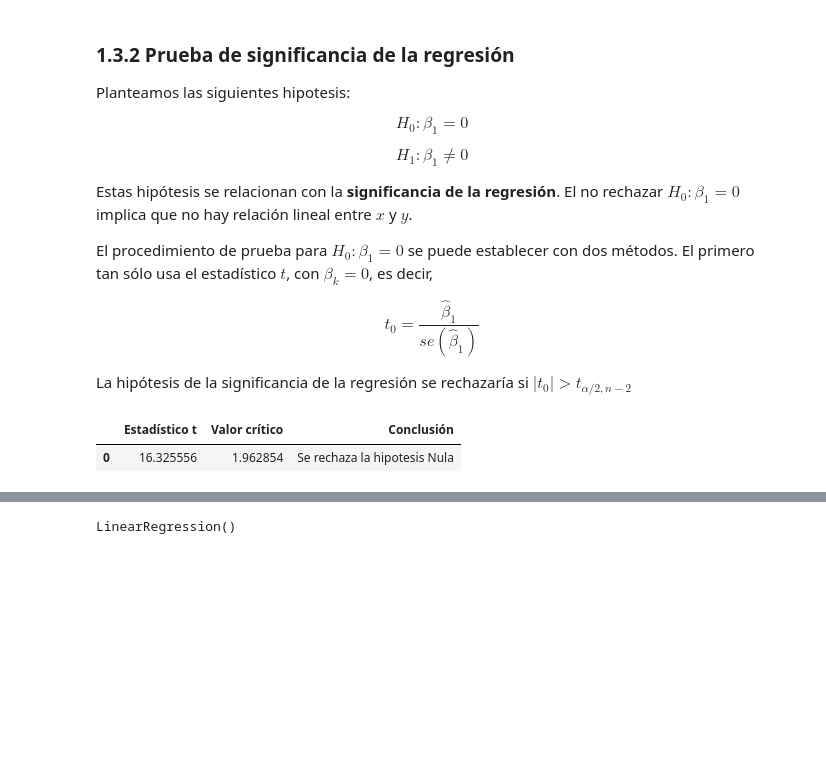
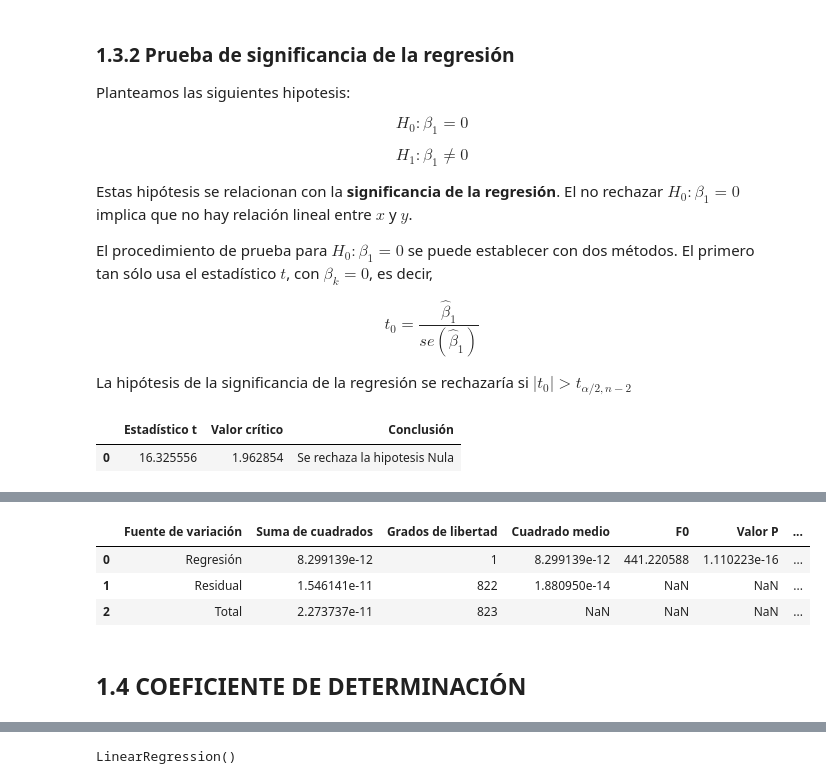
Before and after one commit to llanosrenzo/MachineLearning, a Jupyter notebook: Regresion/Modelo_Regression_Lineal.ipynb, the cells around one changed output, grey strips where cells are left out. Saved outputs shown, nothing was run; the diff lists cells and outputs as text; code cells hidden in the pictures; blank space fills up the shorter version.

Commit message:
coeficiente de determinación

```diff
--- a/Regresion/Modelo_Regression_Lineal.ipynb
+++ b/Regresion/Modelo_Regression_Lineal.ipynb
@@ -501,3 +501,7 @@ Análisis de varianza para probar el significado de la regresión
 Por consiguiente, para probar la hipótesis $H_0: \beta_1 = 0$, se calcula el estadístico $F_0$ de prueba y se rechaza $H_0$ si
 
 $$F_0 > F_{\alpha, 1, n-2}$$
+# %%
+SS_t = np.sum(y_train - np.mean(y_train))
+SS_r = np.sum(y_ajust_train - np.mean(y_train))
+SS_res = np.sum(y_train - y_ajust_train)
@@ -503,0 +561,9 @@ $$F_0 > F_{\alpha, 1, n-2}$$
+# %%
+prueba_analisis_varianza(X_train=X_train,y_train = y_train,alfa = 0.01)
+# %% [output]
+|  | Fuente de variación | Suma de cuadrados | Grados de libertad | Cuadrado medio | F0 | Valor P | ... |
+| 0 | Regresión | 8.299139e-12 | 1 | 8.299139e-12 | 441.220588 | 1.110223e-16 | ... |
+| 1 | Residual | 1.546141e-11 | 822 | 1.880950e-14 | NaN | NaN | ... |
+| 2 | Total | 2.273737e-11 | 823 | NaN | NaN | NaN | ... |
+# %% [markdown]
+## **1.4 COEFICIENTE DE DETERMINACIÓN**
```
Also changed, not shown: parts of 8 cells of this notebook, 1 other file.
